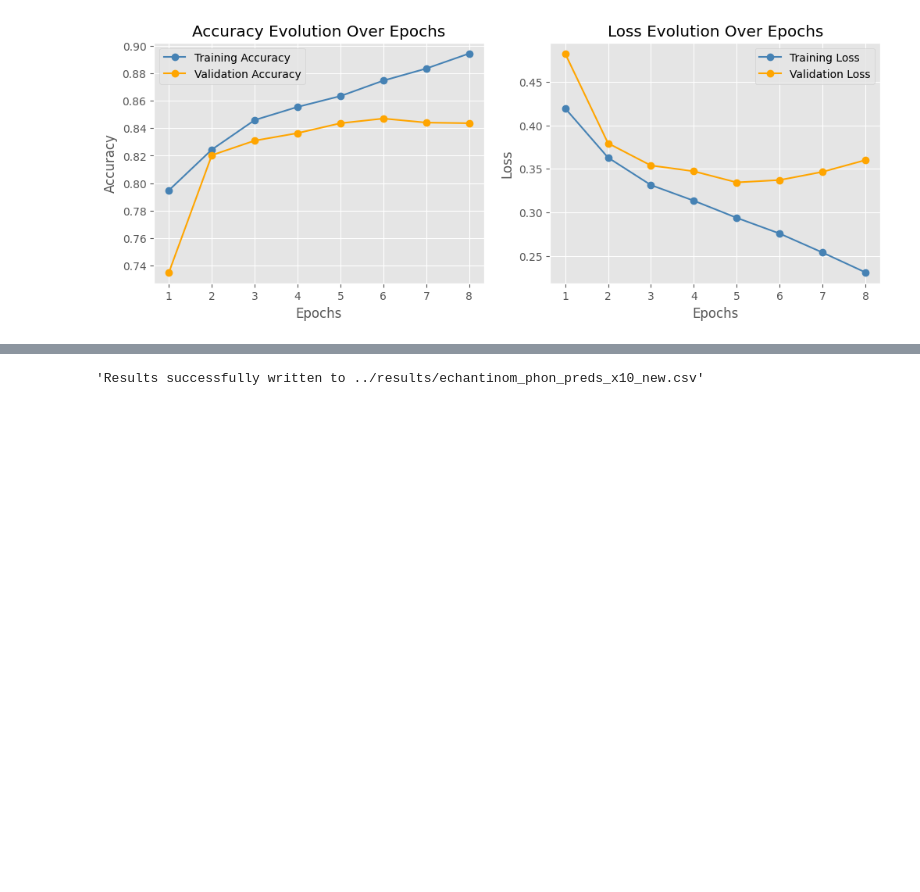
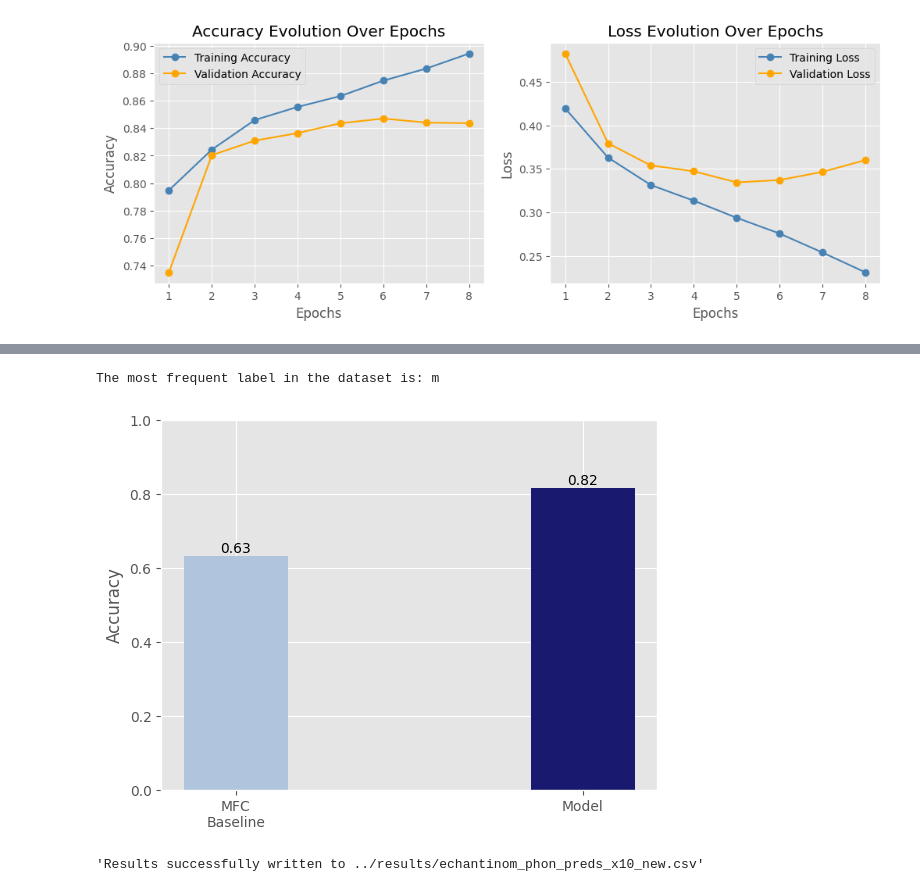
Before and after one commit to NazaninShafiabadi/gender_prediction, a Jupyter notebook: src/main_suffix_vs_non-suffix.ipynb, the cells around one changed output, grey strips where cells are left out. Cells and saved outputs as stored; diff of their text form; code cells hidden in the pictures; blank space fills up the shorter version.

```diff
--- a/src/main_suffix_vs_non-suffix.ipynb
+++ b/src/main_suffix_vs_non-suffix.ipynb
@@ -270,6 +315,18 @@ phon_predictions = phon_model.predict(phon_test_generator, batch_size, set='test
 phon_predictions_df = pd.merge(pd.DataFrame(phon_predictions), echantinom[['lemma', 'phon']], left_on='Form', right_on='phon', how='left').drop('phon', axis=1)
 phon_predictions_df.insert(1, 'Alt Form', phon_predictions_df.pop('lemma'))
 phon_predictions_df.to_csv('../results/echantinom_phon_preds_new.csv', index=False)
+# %%
+# Comparison with baseline on test set
+
+phon_correct = phon_predictions_df[phon_predictions_df['Predicted Gender'] == phon_predictions_df['True Gender']]
+phon_acc = (phon_correct.shape[0] / phon_predictions_df.shape[0])
+
+baseline_acc = baseline_accuracy(phon_train_generator, phon_test_generator, verbose=True)
+
+compare_accuracies(baseline_acc, phon_acc)
+# %% [output]
+The most frequent label in the dataset is: m
+[figure, added]
 # %%
 statistical_check(phon_train_set, phon_valid_set, phon_test, hyperparameters, outfile='../results/echantinom_phon_preds_x10_new.csv', runs=10, reverse_nouns=True, device=DEVICE)
 # %% [output]
```
Also changed, not shown: parts of 7 cells of this notebook, 4 other files.
